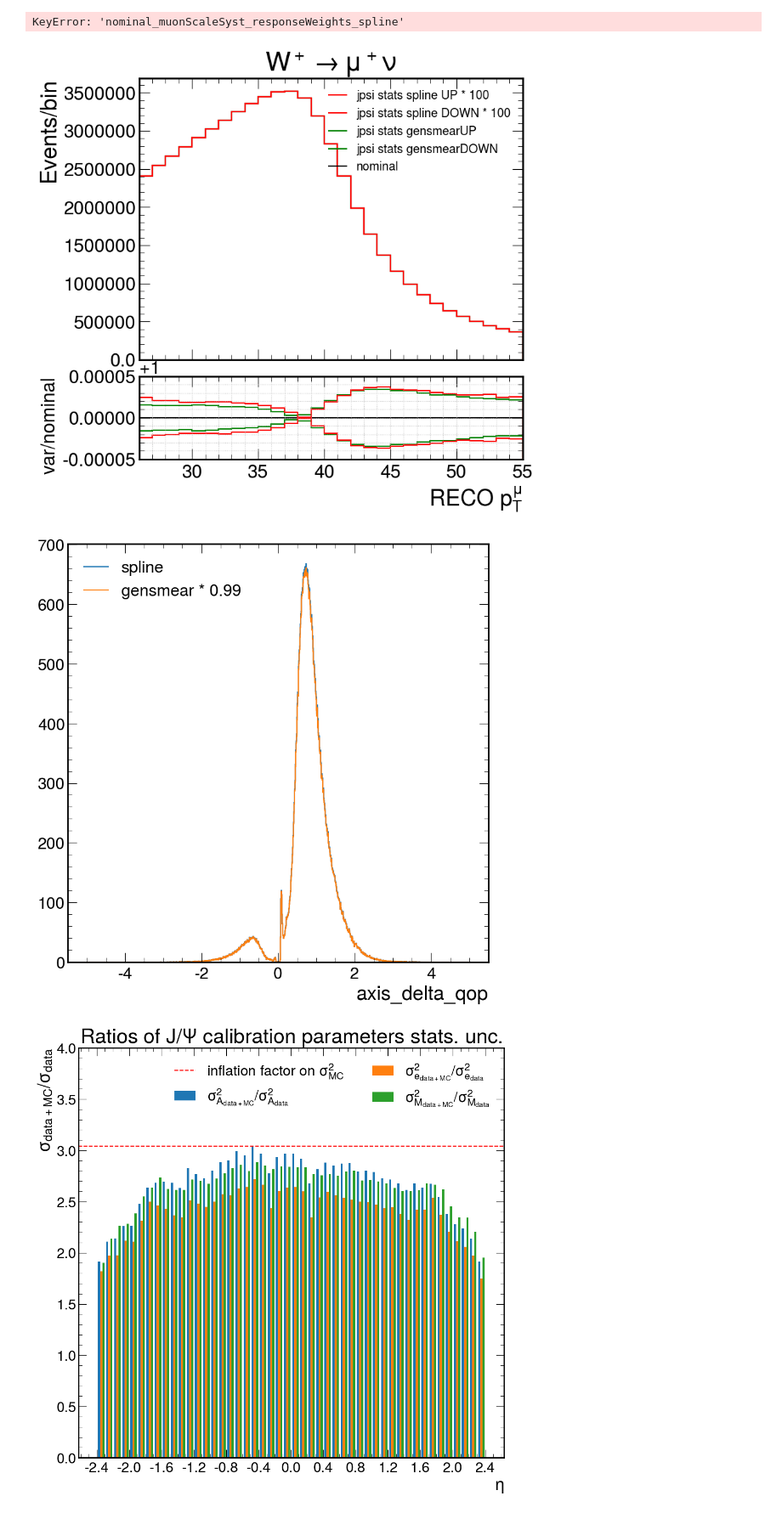
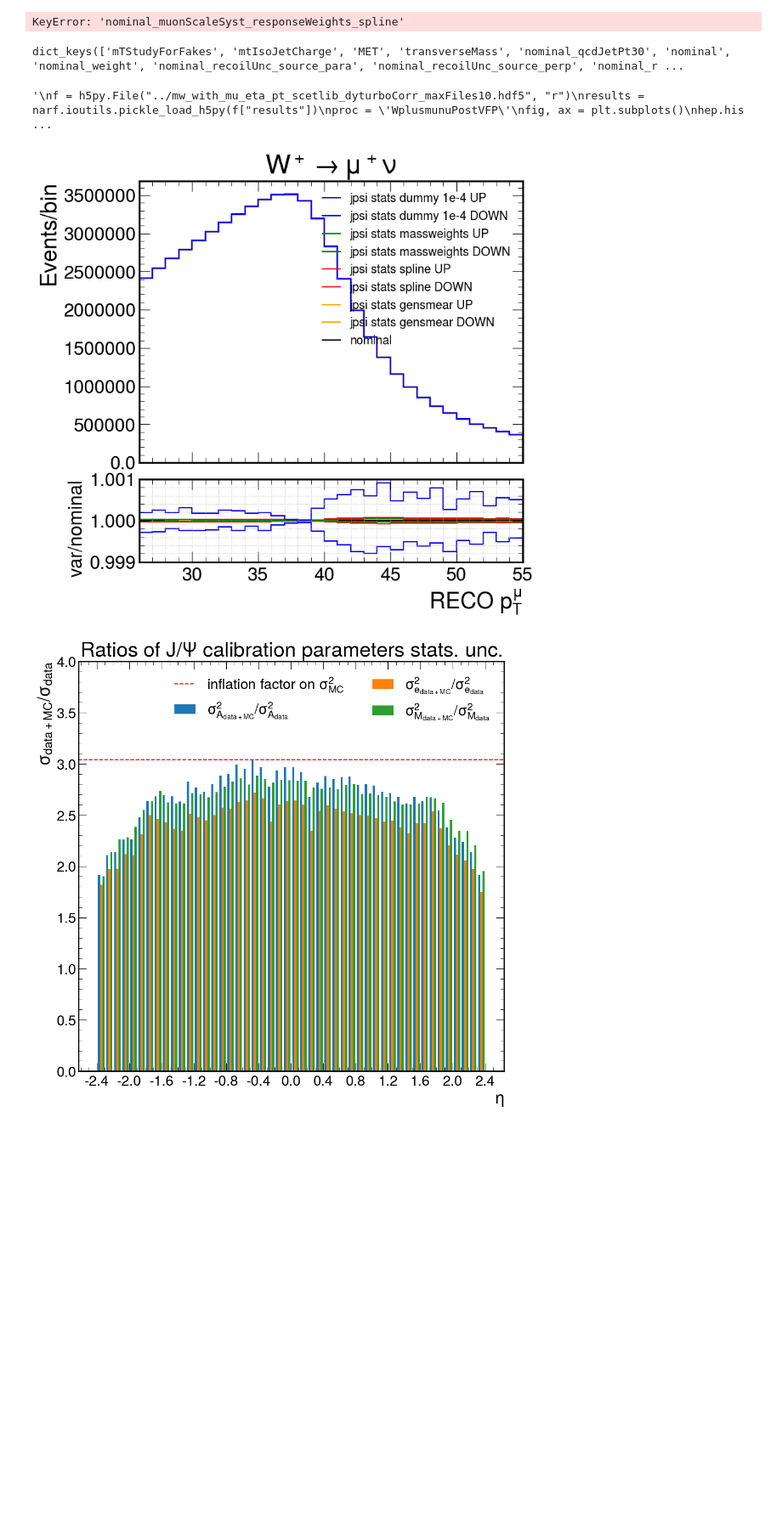
Before and after one commit to bendavid/WRemnants, a Jupyter notebook: notebooks/muonMomentumScale.ipynb, the cells around one changed output. Shown at 85% size. Saved outputs shown, nothing was run; the diff lists cells and outputs as text; code cells hidden in the pictures; blank space fills up the shorter version.

Commit message:
option to use dummy variations on AeM

```diff
--- a/notebooks/muonMomentumScale.ipynb
+++ b/notebooks/muonMomentumScale.ipynb
@@ -94,7 +94,7 @@ import uproot
 import narf
 hep.style.use(hep.style.ROOT)
 
-f = h5py.File("../mw_with_mu_eta_pt_scetlib_dyturboCorr.hdf5", "r")
+f = h5py.File("../hdf5Files/splines/mw_with_mu_eta_pt_scetlib_dyturboCorr.hdf5", "r")
 results = narf.ioutils.pickle_load_h5py(f["results"])
 proc = 'WplusmunuPostVFP'
 proc_name_latex = {
@@ -112,50 +112,73 @@ unc['spline_up'] = action(results[proc]['output']['muonScaleSyst_responseWeights
 unc['gensmear_dn'] = action(results[proc]['output']['nominal_muonScaleSyst_responseWeights'].get()[...,143,0])
 unc['gensmear_up'] = action(results[proc]['output']['nominal_muonScaleSyst_responseWeights'].get()[...,143,1])
 
-for key in ['spline_dn', 'spline_up']:
-    var = hh.addHists(nom, -1 * unc[key]) * 100
-    unc[key] = hh.addHists(var, nom)
+validation = h5py.File("../hdf5Files/splines/mw_with_mu_eta_pt_scetlib_dyturboCorr_validation.hdf5", "r")
+results_v = narf.ioutils.pickle_load_h5py(validation["results"])
+unc['massweights_dn'] = action(results_v[proc]['output']['nominal_muonScaleSyst_responseWeights'].get()[...,143,0])
+unc['massweights_up'] = action(results_v[proc]['output']['nominal_muonScaleSyst_responseWeights'].get()[...,143,1])
+unc['dummy_dn'] = action(results_v[proc]['output']['muonScaleSyst_manualShift'].get()[...,0])
+unc['dummy_up'] = action(results_v[proc]['output']['muonScaleSyst_manualShift'].get()[...,1])
+
+nom_v = action(results_v[proc]['output']['nominal'].get())
+for key in ['massweights_dn', 'massweights_up', 'dummy_dn', 'dummy_up']:
+    unc[key] = hh.addHists(hh.addHists(unc[key], -1 * nom_v), nom)
+print(results_v[proc]['output'].keys())
+
+#for key in ['spline_dn', 'spline_up']:
+#    var = hh.addHists(nom, -1 * unc[key]) * 100
+#    unc[key] = hh.addHists(var, nom)
 fig = plot_tools.makePlotWithRatioToRef(
     [
         nom,
+        unc['gensmear_dn'],
+        unc['gensmear_up'],
         unc['spline_dn'],
         unc['spline_up'],
-        unc['gensmear_dn'],
-        unc['gensmear_up']
+        unc['massweights_dn'],
+        unc['massweights_up'],
+        unc['dummy_dn'],
+        unc['dummy_up']
     ],
     labels = [
         'nominal',
-        'jpsi stats gensmearDOWN',
-        'jpsi stats gensmearUP',
-        'jpsi stats spline DOWN * 100',
-        'jpsi stats spline UP * 100'
+        'jpsi stats gensmear DOWN',
+        'jpsi stats gensmear UP',
+        'jpsi stats spline DOWN',
+        'jpsi stats spline UP',
+        'jpsi stats massweights DOWN',
+        'jpsi stats massweights UP',
+        'jpsi stats dummy 1e-4 DOWN',
+        'jpsi stats dummy 1e-4 UP',
     ],
-    colors = ['black', 'green', 'green', 'red', 'red'],
-    rrange = [0.99995, 1.00005],
+    colors = ['black', 'orange', 'orange', 'red', 'red', 'green', 'green', 'blue', 'blue'],
+    rrange = [0.999, 1.001],
     nlegcols = 1,
     rlabel = 'var/nominal',
     xlabel = r'RECO $p_T^{\mu}$',
     plot_title = proc_name_latex[proc],
     grid = True
 )
 
 eos_dir = '/eos/user/t/tyjyang/www/plots/wmass/muon-calibration/jpsi-stats-unc/spline'
-plot_tools.save_pdf_and_png(eos_dir, 'scale_var_spline_vs_gensmear', fig)
+#plot_tools.save_pdf_and_png(eos_dir, 'scale_var_spline_vs_gensmear_vs_massweights', fig)
 
+'''
 f = h5py.File("../mw_with_mu_eta_pt_scetlib_dyturboCorr_maxFiles10.hdf5", "r")
 results = narf.ioutils.pickle_load_h5py(f["results"])
 proc = 'WplusmunuPostVFP'
 fig, ax = plt.subplots()
 hep.histplot(results[proc]['output']['nominal_deltaQopSpline'].get(), label = 'spline', ax = ax, yerr = False)
 hep.histplot(results[proc]['output']['nominal_deltaQopGensmear'].get()*.99, label = 'gensmear * 0.99', ax = ax, yerr = False)
 ax.legend()
 #ax.set_xlim(0.5,2)
 results[proc]['output']['nominal_deltaQopSpline'].get().sum
 
-plot_tools.save_pdf_and_png(eos_dir, 'delta_qop_spline_vs_gensmear', fig)
+#plot_tools.save_pdf_and_png(eos_dir, 'delta_qop_spline_vs_gensmear', fig)
+'''
 # %% [output]
+dict_keys(['mTStudyForFakes', 'mtIsoJetCharge', 'MET', 'transverseMass', 'nominal_qcdJetPt30', 'nominal', 'nominal_weight', 'nominal_recoilUnc_source_para', 'nominal_recoilUnc_source_perp', 'nominal_r ...
+'\nf = h5py.File("../mw_with_mu_eta_pt_scetlib_dyturboCorr_maxFiles10.hdf5", "r")\nresults = narf.ioutils.pickle_load_h5py(f["results"])\nproc = \'WplusmunuPostVFP\'\nfig, ax = plt.subplots()\nhep.his ...
-[figure, old version]
+[figure, new version]
-[figure, removed]
 # %%
 hep.hist2dplot(cov)
 # %%
```
Also changed, not shown: 1 other file.
